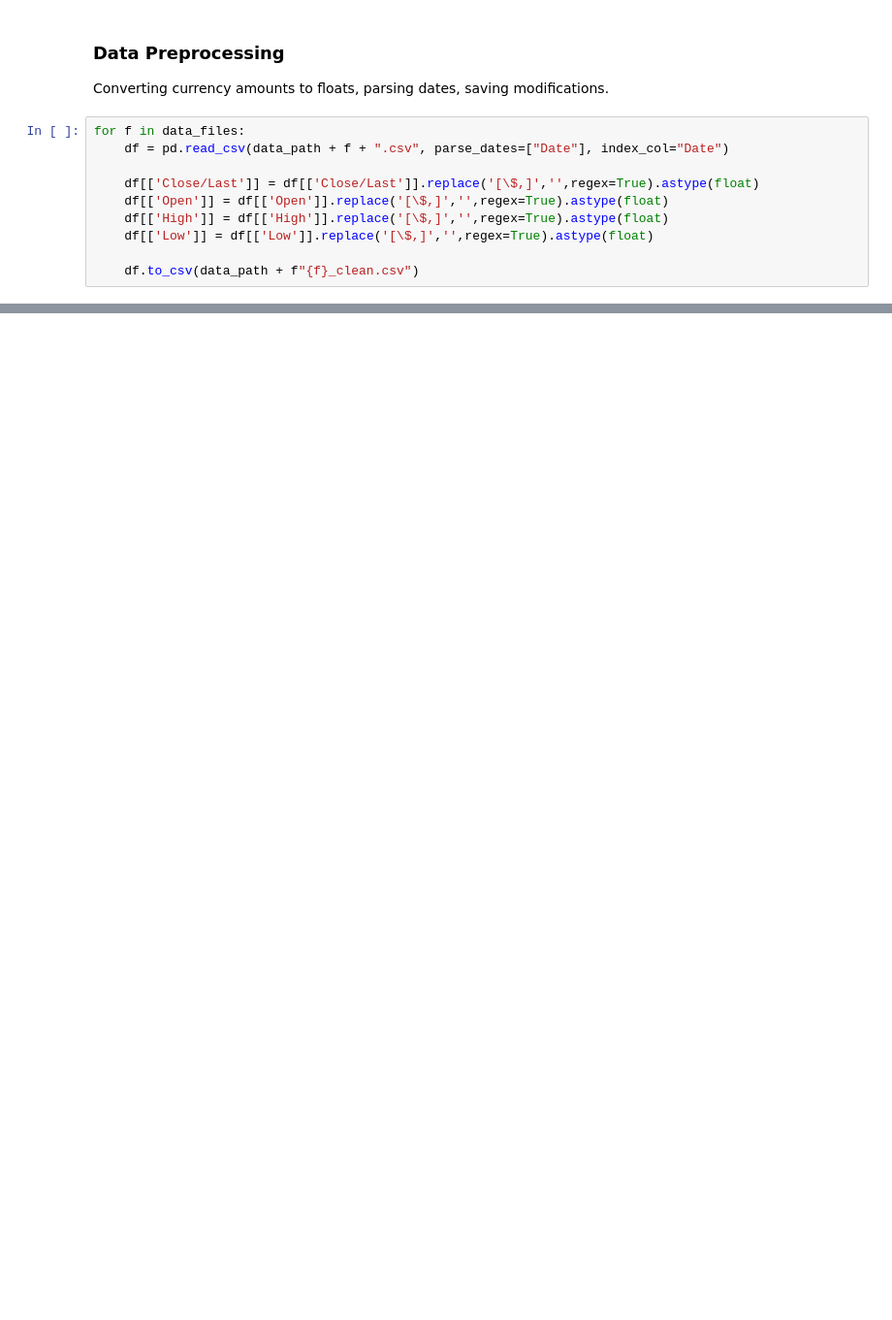
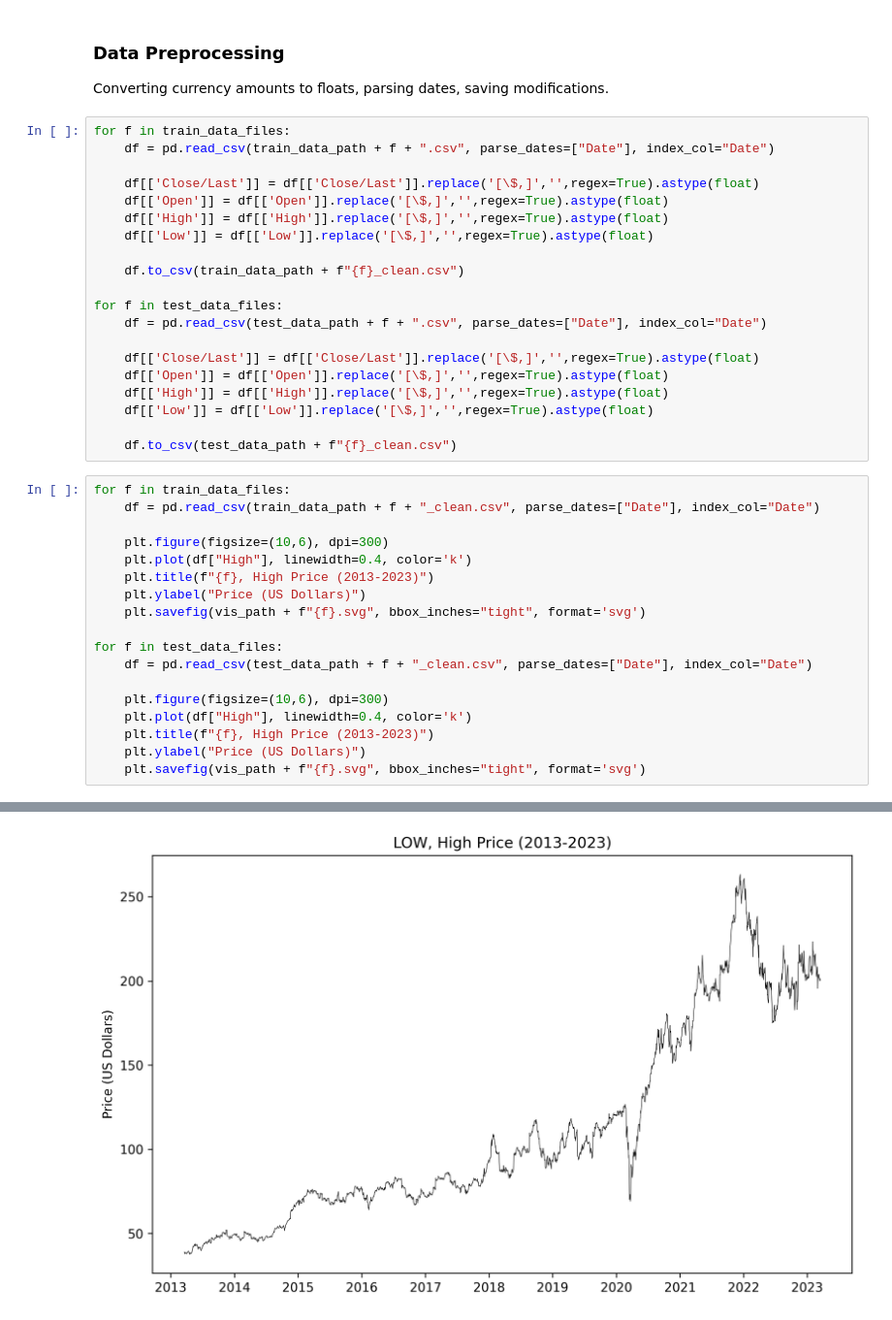
Before and after one commit to robert-meikle/DataMiningProject, a Jupyter notebook: src/visualization.ipynb, the cells around one changed output, grey strips where cells are left out. Shown at 97% size. Cells and saved outputs as stored; diff of their text form; blank space fills up the shorter version.

```diff
--- a/src/visualization.ipynb
+++ b/src/visualization.ipynb
@@ -10,12 +13,41 @@ vis_path = "../visualizations/"
 ### Data Preprocessing
 Converting currency amounts to floats, parsing dates, saving modifications.
 # %%
-for f in data_files:
-	df = pd.read_csv(data_path + f + ".csv", parse_dates=["Date"], index_col="Date")
+for f in train_data_files:
+	df = pd.read_csv(train_data_path + f + ".csv", parse_dates=["Date"], index_col="Date")
 
 	df[['Close/Last']] = df[['Close/Last']].replace('[\$,]','',regex=True).astype(float)
 	df[['Open']] = df[['Open']].replace('[\$,]','',regex=True).astype(float)
 	df[['High']] = df[['High']].replace('[\$,]','',regex=True).astype(float)
 	df[['Low']] = df[['Low']].replace('[\$,]','',regex=True).astype(float)
 
-	df.to_csv(data_path + f"{f}_clean.csv")
+	df.to_csv(train_data_path + f"{f}_clean.csv")
+
+for f in test_data_files:
+	df = pd.read_csv(test_data_path + f + ".csv", parse_dates=["Date"], index_col="Date")
+
+	df[['Close/Last']] = df[['Close/Last']].replace('[\$,]','',regex=True).astype(float)
+	df[['Open']] = df[['Open']].replace('[\$,]','',regex=True).astype(float)
+	df[['High']] = df[['High']].replace('[\$,]','',regex=True).astype(float)
+	df[['Low']] = df[['Low']].replace('[\$,]','',regex=True).astype(float)
+
+	df.to_csv(test_data_path + f"{f}_clean.csv")
+# %%
+for f in train_data_files:
+	df = pd.read_csv(train_data_path + f + "_clean.csv", parse_dates=["Date"], index_col="Date")
+
+	plt.figure(figsize=(10,6), dpi=300)
+	plt.plot(df["High"], linewidth=0.4, color='k')
+	plt.title(f"{f}, High Price (2013-2023)")
+	plt.ylabel("Price (US Dollars)")
+	plt.savefig(vis_path + f"{f}.svg", bbox_inches="tight", format='svg')
+
+for f in test_data_files:
+	df = pd.read_csv(test_data_path + f + "_clean.csv", parse_dates=["Date"], index_col="Date")
+
+	plt.figure(figsize=(10,6), dpi=300)
+	plt.plot(df["High"], linewidth=0.4, color='k')
+	plt.title(f"{f}, High Price (2013-2023)")
+	plt.ylabel("Price (US Dollars)")
+	plt.savefig(vis_path + f"{f}.svg", bbox_inches="tight", format='svg')
+# %% [output]
@@ -21,0 +62 @@ for f in data_files:
+[figure, added]
```
Also changed, not shown: parts of 5 cells of this notebook, 34 other files.
